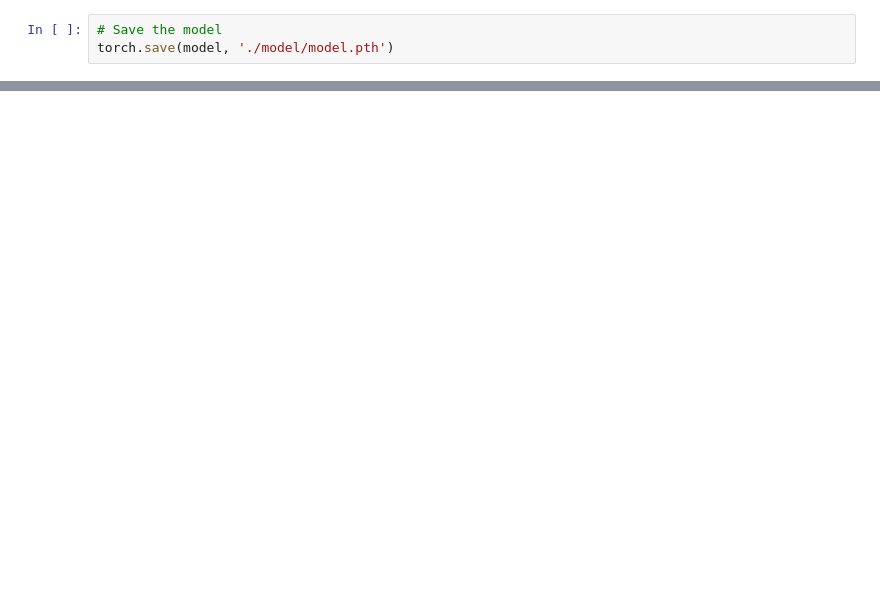
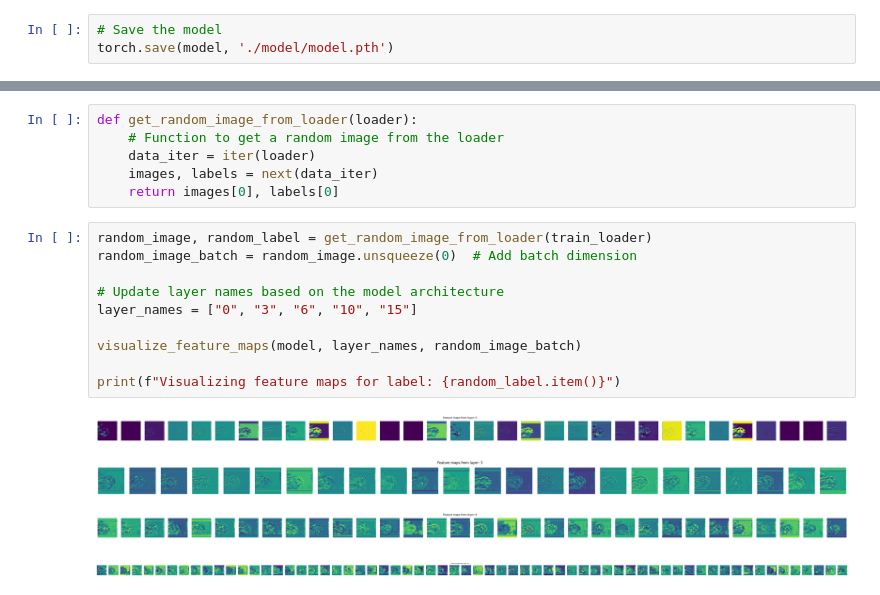
Before and after one commit to TheFizzlee/evml-evd3-project, a Jupyter notebook: Project_2/deploy/model.ipynb, the cells around one changed output, grey strips where cells are left out. Saved outputs shown, nothing was run; the diff lists cells and outputs as text; blank space fills up the shorter version.

Commit message:
Visualisatie toegevoegd

```diff
--- a/Project_2/deploy/model.ipynb
+++ b/Project_2/deploy/model.ipynb
@@ -386,0 +420,21 @@ torch.save(model, './model/model.pth')
+# %%
+def get_random_image_from_loader(loader):
+    # Function to get a random image from the loader
+    data_iter = iter(loader)
+    images, labels = next(data_iter)
+    return images[0], labels[0]
+# %%
+random_image, random_label = get_random_image_from_loader(train_loader)
+random_image_batch = random_image.unsqueeze(0)  # Add batch dimension
+
+# Update layer names based on the model architecture
+layer_names = ["0", "3", "6", "10", "15"]
+
+visualize_feature_maps(model, layer_names, random_image_batch)
+
+print(f"Visualizing feature maps for label: {random_label.item()}")
+# %% [output]
+[figure, added]
+[figure, added]
+[figure, added]
+[figure, added]
```
Also changed, not shown: parts of 4 cells of this notebook, 1 other file.
